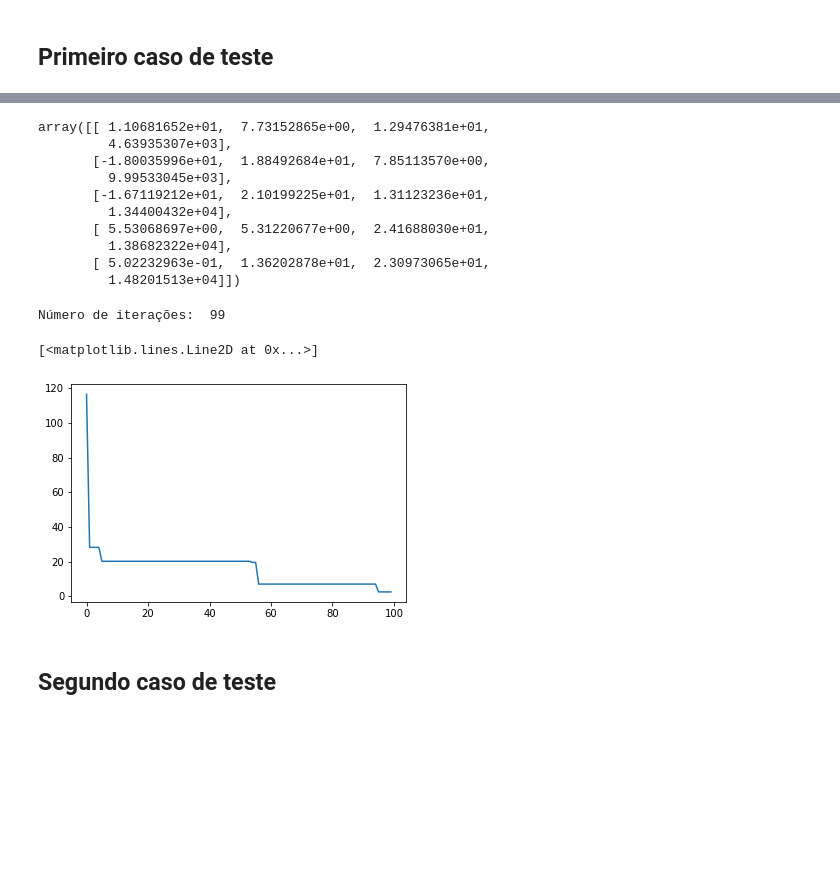
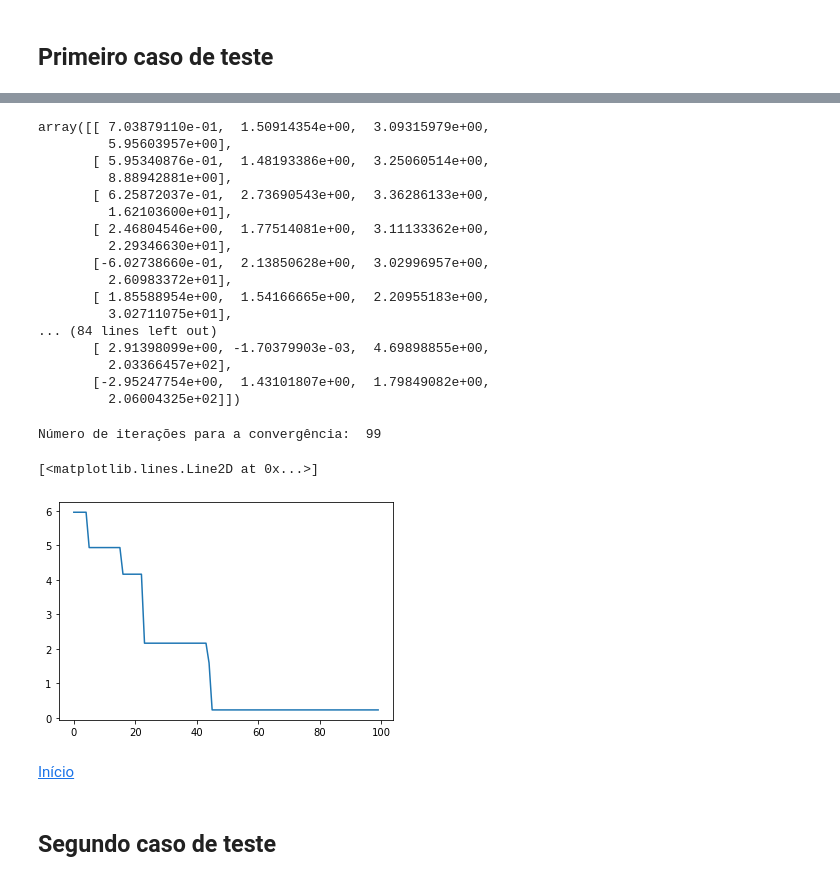
Before and after one commit to julianaAuzier/topicos-especiais-computacao-trabalho1, a Jupyter notebook: 2 - testing random walk.ipynb, the cells around one changed output, grey strips where cells are left out. Cells and saved outputs as stored; diff of their text form; code cells hidden in the pictures; blank space fills up the shorter version.

```diff
--- a/2 - testing random walk.ipynb
+++ b/2 - testing random walk.ipynb
@@ -27,7 +34,7 @@ def estagnacao(fitAnt, fitAtual):
 ## Primeiro caso de teste
 # %%
 #população inicial (primeira geração)
-n_pop = 10
+n_pop = 100
 dim = 3
 pop=criaPop(n_pop,dim)
 pop
@@ -112,16 +127,23 @@ array([[ 1.10681652e+01,  7.73152865e+00,  1.29476381e+01,
 melhor_pop_inicial = pop_ord[0:int(n_pop/2),:]
 melhor_pop_inicial
 # %% [output]
-array([[ 1.10681652e+01,  7.73152865e+00,  1.29476381e+01,
-         4.63935307e+03],
-       [-1.80035996e+01,  1.88492684e+01,  7.85113570e+00,
-         9.99533045e+03],
-       [-1.67119212e+01,  2.10199225e+01,  1.31123236e+01,
-         1.34400432e+04],
-       [ 5.53068697e+00,  5.31220677e+00,  2.41688030e+01,
-         1.38682322e+04],
-       [ 5.02232963e-01,  1.36202878e+01,  2.30973065e+01,
-         1.48201513e+04]])
+array([[ 7.03879110e-01,  1.50914354e+00,  3.09315979e+00,
+         5.95603957e+00],
+       [ 5.95340876e-01,  1.48193386e+00,  3.25060514e+00,
+         8.88942881e+00],
+       [ 6.25872037e-01,  2.73690543e+00,  3.36286133e+00,
+         1.62103600e+01],
+       [ 2.46804546e+00,  1.77514081e+00,  3.11133362e+00,
+         2.29346630e+01],
+       [-6.02738660e-01,  2.13850628e+00,  3.02996957e+00,
+         2.60983372e+01],
+       [ 1.85588954e+00,  1.54166665e+00,  2.20955183e+00,
+         3.02711075e+01],
+... (84 lines left out)
+       [ 2.91398099e+00, -1.70379903e-03,  4.69898855e+00,
+         2.03366457e+02],
+       [-2.95247754e+00,  1.43101807e+00,  1.79849082e+00,
+         2.06004325e+02]])
 # %%
 #contagem de população estagnada
 cont = 0
@@ -129,6 +151,9 @@ delta = 0.01
 # %%
 melhor_i=[]
 sem_evoluir = 100
+i_desejadas = 5
+
+#while i_desejadas > 0:
 
 for i in range(sem_evoluir):
     #segunda geracao
@@ -150,7 +175,7 @@ for i in range(sem_evoluir):
         #reordena
         melhor_pop = nova_melhor_pop[nova_melhor_pop[0:, 3].argsort()]
 
-        #melhor individuo dessa geração
+        #melhor fit dessa geração
         melhor_i.append(melhor_pop[0:1,-1])
 
     #gerações posteriores
@@ -160,38 +185,43 @@ for i in range(sem_evoluir):
         nova_pop = criaPop(int(n_pop/2),dim)
 
         nova_pop = converter1(nova_pop)
 
         nova_pop = np.append(nova_pop,(f(nova_pop[0:,0:1],nova_pop[0:,1:2],nova_pop[0:,2:])).reshape(-1, 1), axis=1)
 
         nova_melhor_pop = np.append(nova_melhor_pop,(nova_pop),axis= 0)
 
         melhor_pop = nova_melhor_pop[nova_melhor_pop[0:, 3].argsort()]
 
-        #melhores individuos da geração
+        #melhores fits da geração
         melhor_i.append(melhor_pop[0:1,-1])
 
         evolucao = estagnacao(melhor_i[i-1],melhor_i[i])
 
         if evolucao <= delta:
             cont += 1
 
         elif evolucao >= delta:
             cont=0
 
         elif evolucao == cont:
             break
-print('Número de iterações: ',i)
+
+print('Número de iterações para a convergência: ',i)
+
+#i_desejadas -= 1
 
 #media e desvio padrao dos fits
 media = sum(melhor_i)/len(melhor_i)
 desvioP = np.std(melhor_i,axis=0)
 melhor_i = np.array(melhor_i)
-melhor_i
 plt.plot(melhor_i)
+#melhor_i.shape
 # %% [output]
-Número de iterações:  99
+Número de iterações para a convergência:  99
 [<matplotlib.lines.Line2D at 0x...>]
-[figure, old version]
+[figure, new version]
+# %% [markdown]
+[Início](#Índice)
 # %% [markdown]
 ## Segundo caso de teste
 # %%
```
Also changed, not shown: parts of 15 cells of this notebook.
